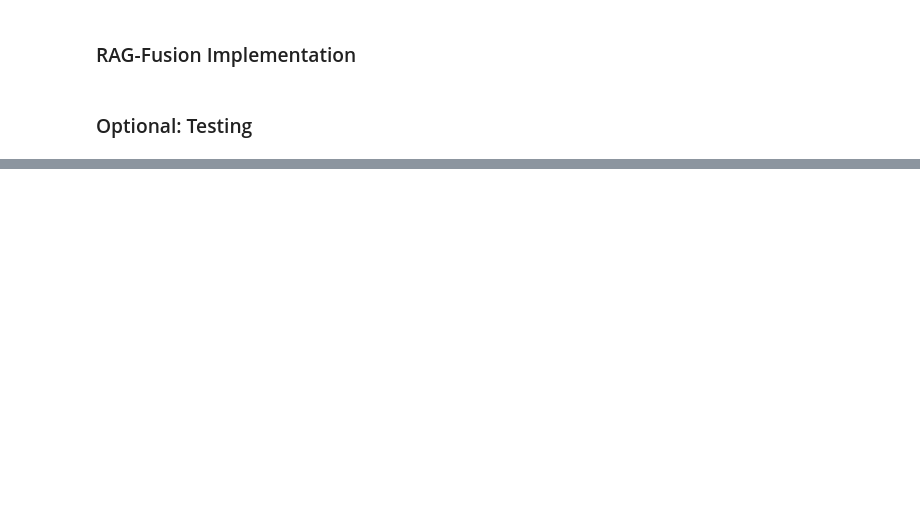
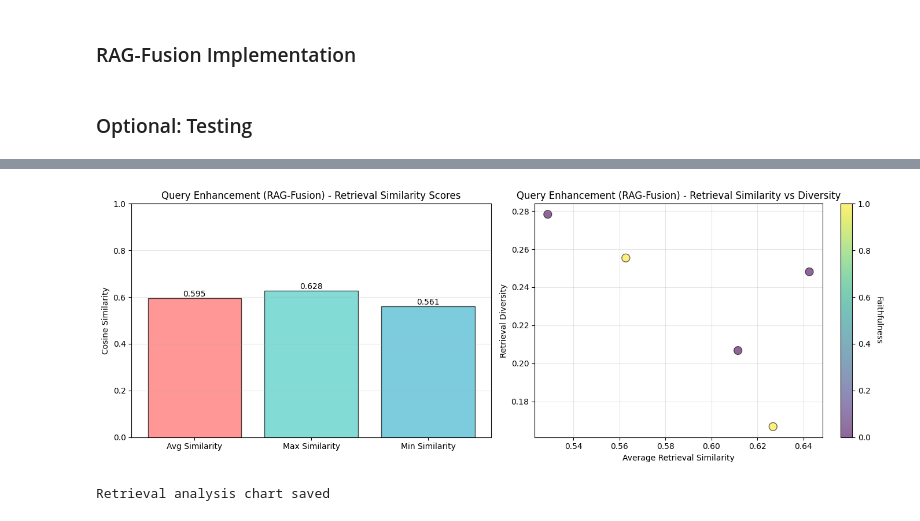
Before and after one commit to marcuskwanth/Virtual-Academic-Advisor-with-RAG, a Jupyter notebook: Code_LLM/1_QUERY_ENHANCE/RAG_Fusion/1_ragfusion_query_enhance.ipynb, the cells around one changed output, grey strips where cells are left out. Drawn from its saved outputs; the diff is of its cells as text; code cells hidden in the pictures; blank space fills up the shorter version.

```diff
--- a/Code_LLM/1_QUERY_ENHANCE/RAG_Fusion/1_ragfusion_query_enhance.ipynb
+++ b/Code_LLM/1_QUERY_ENHANCE/RAG_Fusion/1_ragfusion_query_enhance.ipynb
@@ -186,0 +729,39 @@ print(f"\nPlease see Langsmith for the full details of the execution trace.\n")
+# %%
+# Visualization 3: Retrieval Quality Analysis
+fig, axes = plt.subplots(1, 2, figsize=(14, 5))
+
+# Retrieval similarity distribution
+ax1 = axes[0]
+retrieval_metrics = ['retrieval_avg_similarity', 'retrieval_max_similarity', 'retrieval_min_similarity']
+retrieval_data = df_results[retrieval_metrics].mean()
+
+bars1 = ax1.bar(range(len(retrieval_data)), retrieval_data.values, color=['#FF6B6B', '#4ECDC4', '#45B7D1'], alpha=0.7, edgecolor='black')
+ax1.set_xticks(range(len(retrieval_data)))
+ax1.set_xticklabels(['Avg Similarity', 'Max Similarity', 'Min Similarity'])
+ax1.set_ylabel('Cosine Similarity')
+ax1.set_title(f'{proj_name} - Retrieval Similarity Scores')
+ax1.set_ylim(0, 1)
+ax1.grid(axis='y', alpha=0.3)
+
+for bar in bars1:
+    height = bar.get_height()
+    ax1.text(bar.get_x() + bar.get_width()/2., height, f'{height:.3f}', ha='center', va='bottom')
+
+# Diversity vs Similarity scatter
+ax2 = axes[1]
+scatter = ax2.scatter(df_results['retrieval_avg_similarity'], df_results['retrieval_diversity'], c=df_results['faithfulness'], cmap='viridis', s=100, alpha=0.6, edgecolor='black')
+ax2.set_xlabel('Average Retrieval Similarity')
+ax2.set_ylabel('Retrieval Diversity')
+ax2.set_title(f'{proj_name} - Retrieval Similarity vs Diversity')
+ax2.grid(alpha=0.3)
+cbar = plt.colorbar(scatter, ax=ax2)
+cbar.set_label('Faithfulness', rotation=270, labelpad=15)
+
+plt.tight_layout()
+plt.savefig('Evaluation/rag_retrieval_analysis.png', dpi=300, bbox_inches='tight')
+plt.show()
+
+print("Retrieval analysis chart saved")
+# %% [output]
+[figure, added]
+Retrieval analysis chart saved
```
Also changed, not shown: parts of 20 cells of this notebook, 28 other files.
